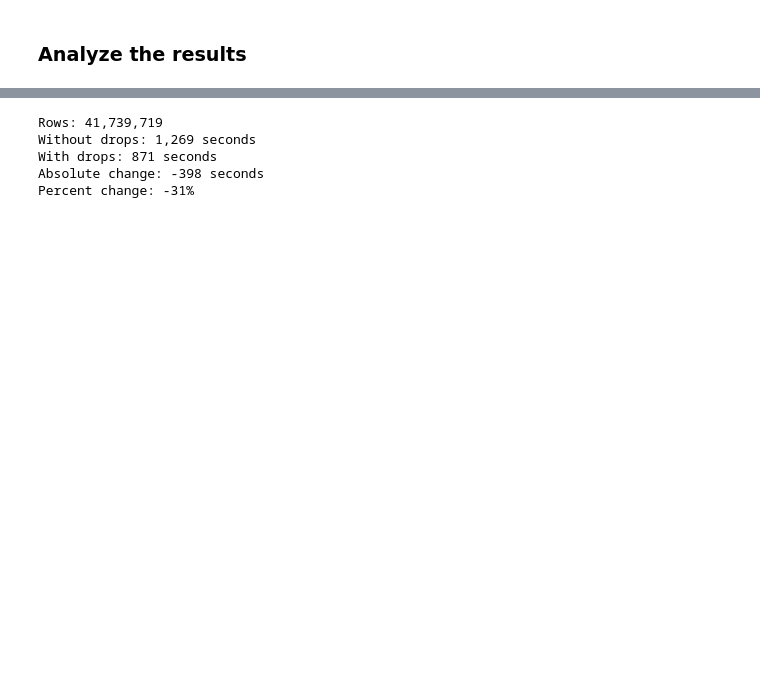
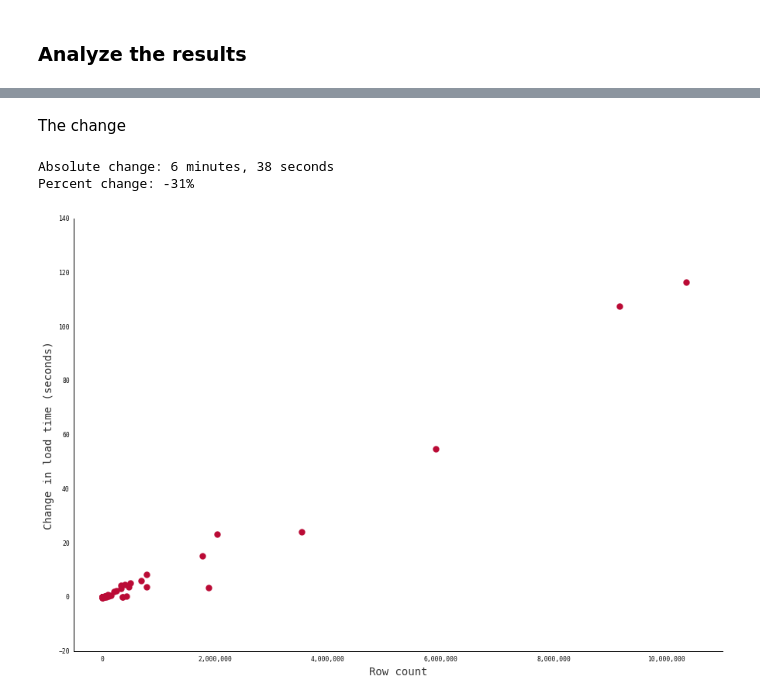
Before and after one commit to palewire/python-calaccess-notebooks, a Jupyter notebook: calaccess-exploration/django-postgres-copy speed tests.ipynb, the cells around one changed output, grey strips where cells are left out. Drawn from its saved outputs; the diff is of its cells as text; code cells hidden in the pictures; blank space fills up the shorter version.

Commit message:
Charts

```diff
--- a/calaccess-exploration/django-postgres-copy speed tests.ipynb
+++ b/calaccess-exploration/django-postgres-copy speed tests.ipynb
@@ -26,6 +35,8 @@ import logging
 logger = logging.getLogger('postgres_copy')
 logger.addHandler(logging.NullHandler())
 logger.propagate = False
+# %%
+mpl.style.use('seaborn-paper')
 # %%
 %matplotlib inline
 # %% [markdown]
@@ -177,12 +214,8 @@ df = pd.read_csv("speed-test.csv")
+# %% [markdown]
+The change
 # %%
-print "Rows: {:,}".format(df.rows.sum())
-print "Without drops: {:,.0f} seconds".format(df.dont_drop.sum())
-print "With drops: {:,.0f} seconds".format(df['drop'].sum())
-print "Absolute change: {:,.0f} seconds".format(df['drop'].sum() - df.dont_drop.sum())
+print "Absolute change: {:.0f} minutes, {:,.0f} seconds".format(*divmod(df['dont_drop'].sum() - df['drop'].sum(), 60))
 print "Percent change: {:,.0f}%".format(((df['drop'].sum() - df.dont_drop.sum())/df['dont_drop'].sum())*100)
 # %% [output]
-Rows: 41,739,719
-Without drops: 1,269 seconds
-With drops: 871 seconds
-Absolute change: -398 seconds
+Absolute change: 6 minutes, 38 seconds
 Percent change: -31%
@@ -192,0 +226,24 @@ df['percent_change'] = df['change'] / df['dont_drop']
+# %%
+fig = plt.figure(figsize=(15, 10))
+ax = fig.add_subplot(1, 1, 1)
+ax.set_xlabel("Row count", fontsize=14, color="#333333")
+ax.set_ylabel("Change in load time (seconds)", fontsize=14, color="#333333")
+ax.scatter(df.rows, df.change, color="#ba0a35", s=65)
+plt.xlim(-500000, plt.xlim()[1]-1000000)
+plt.tick_params(
+    axis='both',
+    which='both',
+    bottom='off',
+    top='off',
+    left="off",
+    right="off"
+)
+ax.spines['right'].set_visible(False)
+ax.spines['top'].set_visible(False)
+ax.get_xaxis().get_major_formatter().set_scientific(False)
+fmt = '{x:,.0f}'
+tick = mtick.StrMethodFormatter(fmt)
+ax.xaxis.set_major_formatter(tick)
+plt.show()
+# %% [output]
+[figure, added]
```
Also changed, not shown: parts of 18 cells of this notebook, 1 other file.
